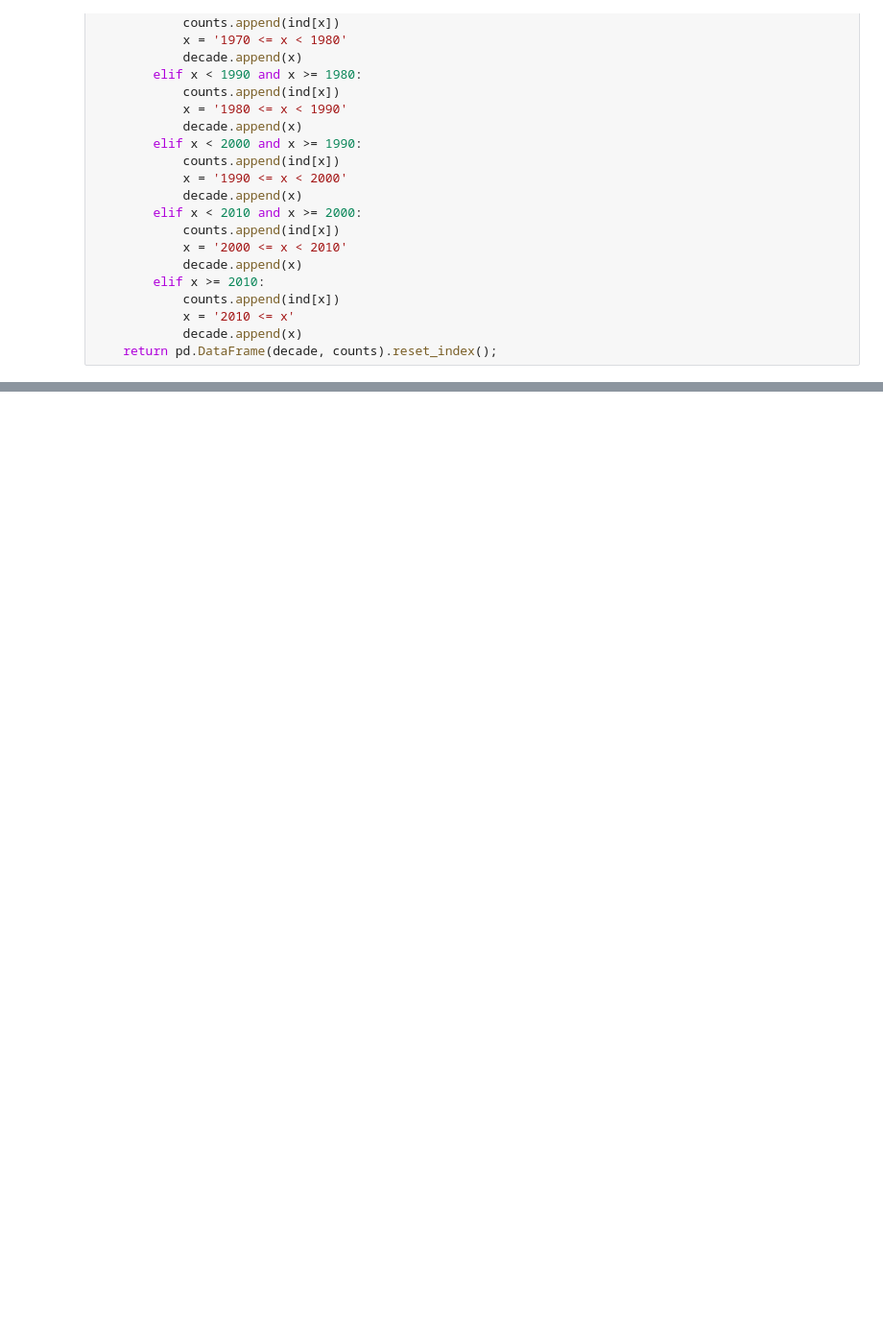
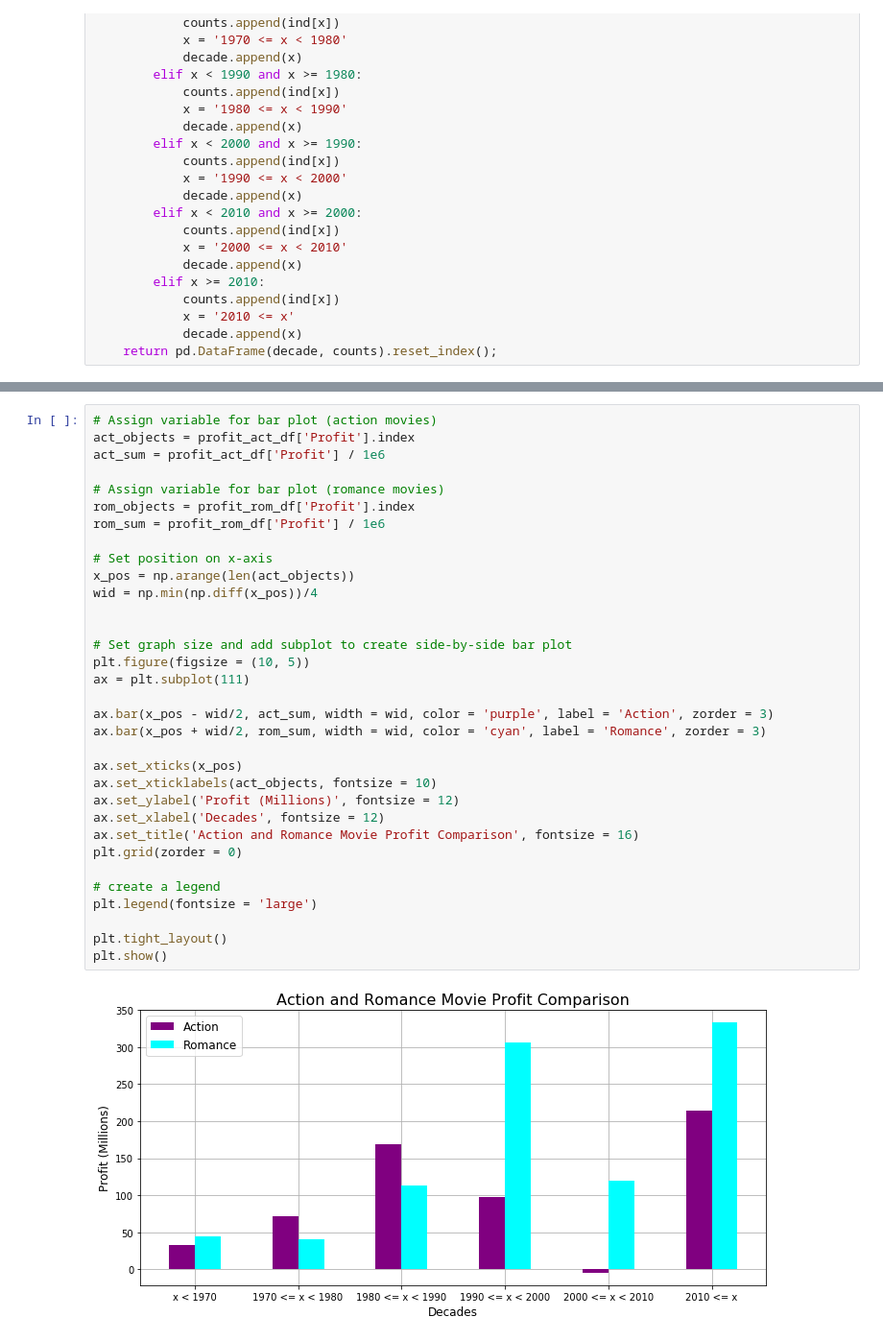
Before and after one commit to Mike1014/Capstone, a Jupyter notebook: capstone(movie - genre).ipynb, the cells around one changed output, grey strips where cells are left out. Shown at 96% size. Drawn from its saved outputs; the diff is of its cells as text; blank space fills up the shorter version.

```diff
--- a/capstone(movie - genre).ipynb
+++ b/capstone(movie - genre).ipynb
@@ -233,0 +353,35 @@ plt.bar([1,2,3] ,act_rev)
+# %%
+# Assign variable for bar plot (action movies)
+act_objects = profit_act_df['Profit'].index
+act_sum = profit_act_df['Profit'] / 1e6
+
+# Assign variable for bar plot (romance movies)
+rom_objects = profit_rom_df['Profit'].index
+rom_sum = profit_rom_df['Profit'] / 1e6
+
+# Set position on x-axis
+x_pos = np.arange(len(act_objects))
+wid = np.min(np.diff(x_pos))/4
+
+
+# Set graph size and add subplot to create side-by-side bar plot
+plt.figure(figsize = (10, 5))
+ax = plt.subplot(111)
+
+ax.bar(x_pos - wid/2, act_sum, width = wid, color = 'purple', label = 'Action', zorder = 3)
+ax.bar(x_pos + wid/2, rom_sum, width = wid, color = 'cyan', label = 'Romance', zorder = 3)
+
+ax.set_xticks(x_pos)
+ax.set_xticklabels(act_objects, fontsize = 10)
+ax.set_ylabel('Profit (Millions)', fontsize = 12)
+ax.set_xlabel('Decades', fontsize = 12)
+ax.set_title('Action and Romance Movie Profit Comparison', fontsize = 16)
+plt.grid(zorder = 0)
+
+# create a legend
+plt.legend(fontsize = 'large')
+
+plt.tight_layout()
+plt.show()
+# %% [output]
+[figure, added]
```
Also changed, not shown: parts of 42 cells of this notebook.
